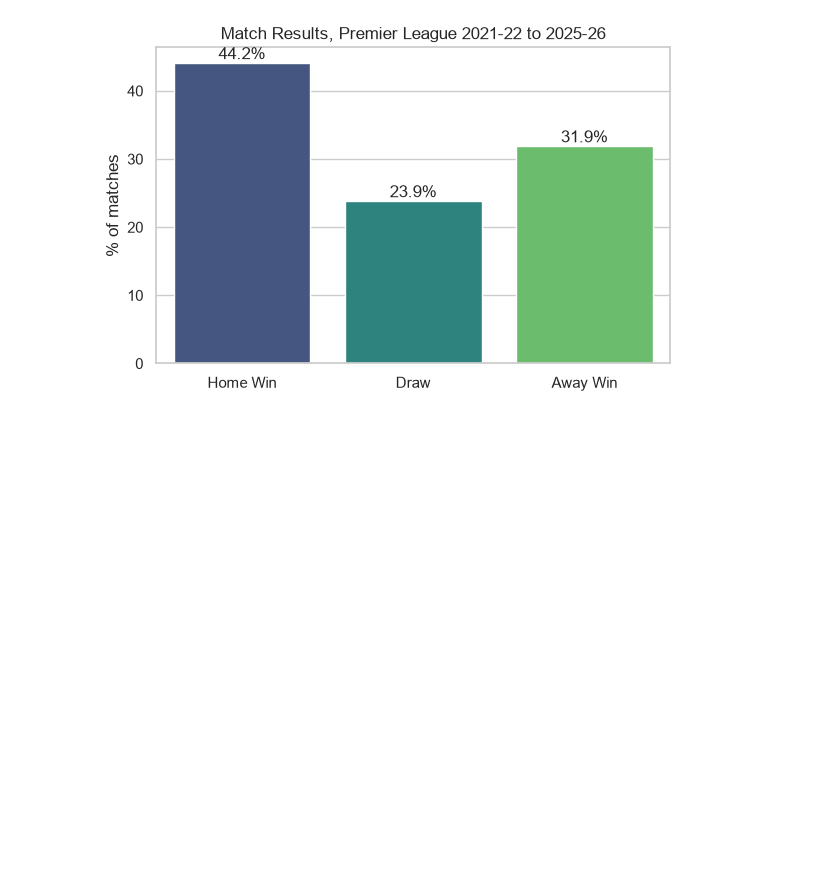
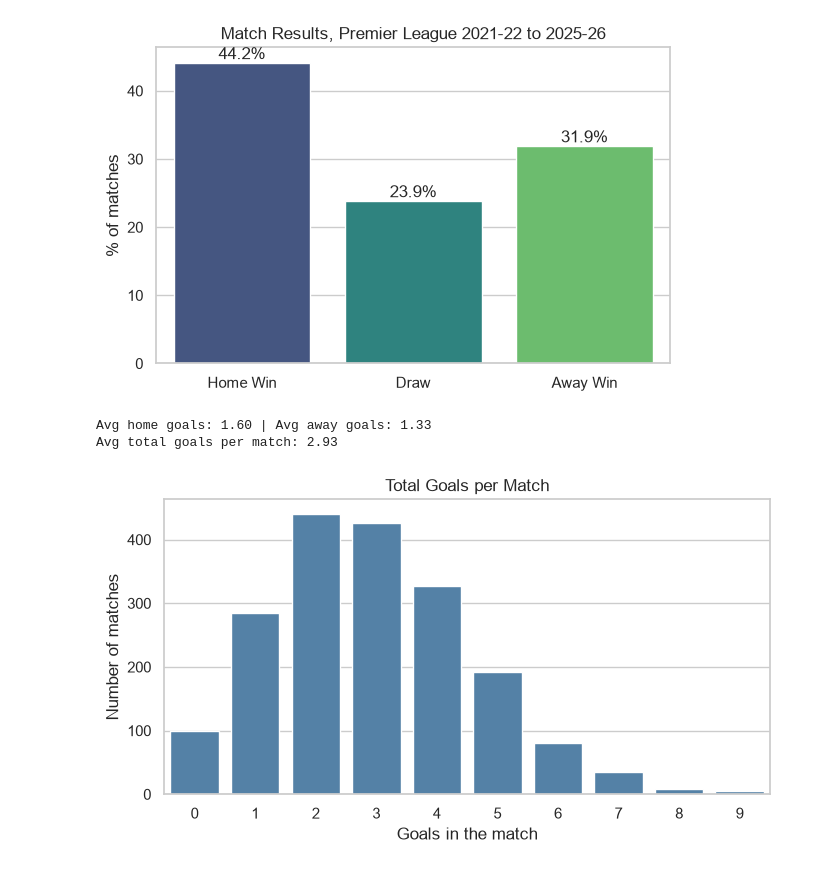
Before and after one commit to s17hann/football-analysis, a Jupyter notebook: notebooks/03_eda.ipynb, the cells around one changed output. Cells and saved outputs as stored; diff of their text form; code cells hidden in the pictures; blank space fills up the shorter version.

Commit message:
EDA: save chart outputs so the charts render on GitHub

```diff
--- a/notebooks/03_eda.ipynb
+++ b/notebooks/03_eda.ipynb
@@ -41,3 +41,19 @@ plt.savefig(fig_dir / "01_result_distribution.png", dpi=150)
 plt.show()
 # %% [output]
 [figure]
+# %%
+print(f"Avg home goals: {matches['FTHG'].mean():.2f} | Avg away goals: {matches['FTAG'].mean():.2f}")
+print(f"Avg total goals per match: {matches['TotalGoals'].mean():.2f}")
+
+plt.figure(figsize=(7, 4))
+sns.countplot(x="TotalGoals", data=matches, color="steelblue")
+plt.title("Total Goals per Match")
+plt.xlabel("Goals in the match")
+plt.ylabel("Number of matches")
+plt.tight_layout()
+plt.savefig(fig_dir / "02_goals_distribution.png", dpi=150)
+plt.show()
+# %% [output]
+Avg home goals: 1.60 | Avg away goals: 1.33
+Avg total goals per match: 2.93
+[figure, added]
```
Also changed, not shown: parts of 4 cells of this notebook.
